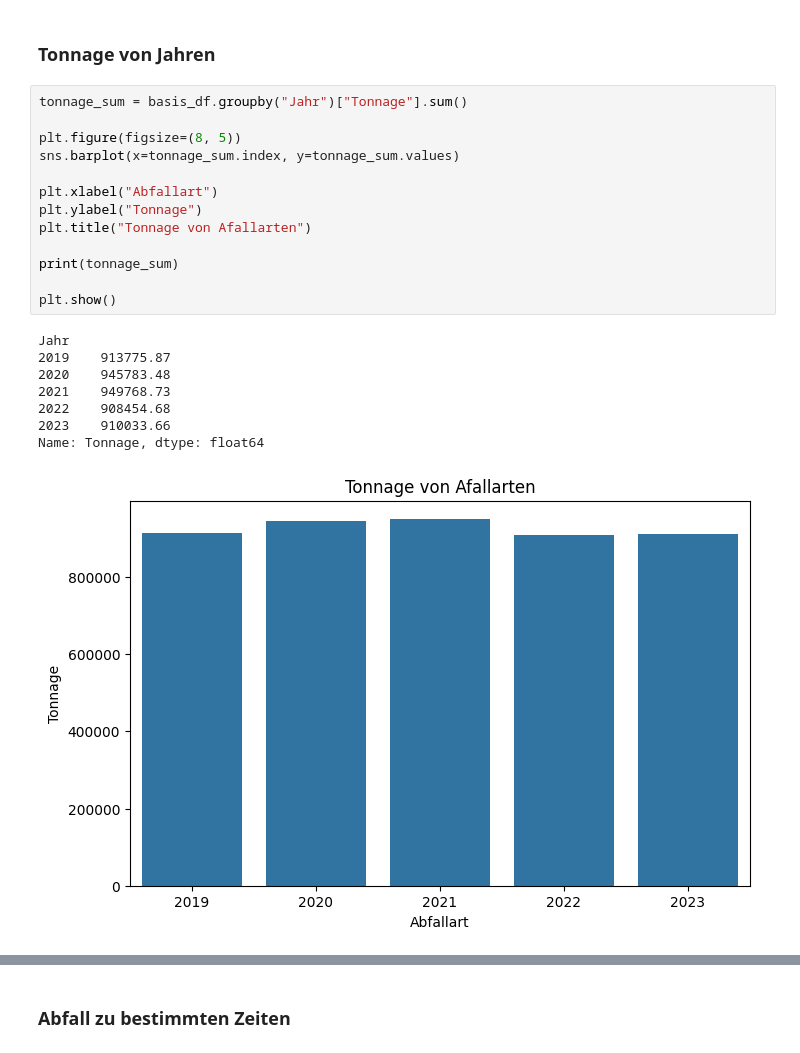
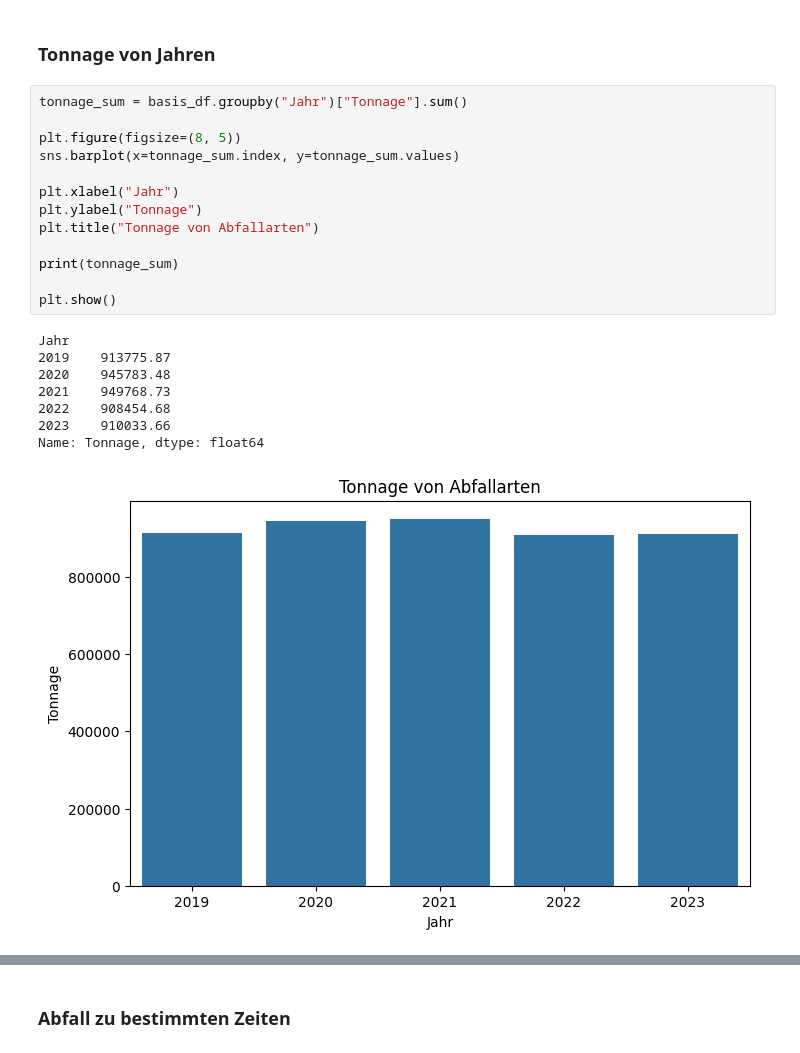
Before and after one commit to s-matthies/ai-waste-analytics, a Jupyter notebook: Basis_Data.ipynb, the cells around one changed output, grey strips where cells are left out. Cells and saved outputs as stored; diff of their text form.

```diff
--- a/Basis_Data.ipynb
+++ b/Basis_Data.ipynb
@@ -72,22 +72,22 @@ plt.show()
 # %%
 tonnage_sum = basis_df.groupby("Jahr")["Tonnage"].sum()
 
 plt.figure(figsize=(8, 5))
 sns.barplot(x=tonnage_sum.index, y=tonnage_sum.values)
 
-plt.xlabel("Abfallart")
+plt.xlabel("Jahr")
 plt.ylabel("Tonnage")
-plt.title("Tonnage von Afallarten")
+plt.title("Tonnage von Abfallarten")
 
 print(tonnage_sum)
 
 plt.show()
 # %% [output]
 Jahr
 2019    913775.87
 2020    945783.48
 2021    949768.73
 2022    908454.68
 2023    910033.66
 Name: Tonnage, dtype: float64
-[figure, old version]
+[figure, new version]
```
Also changed, not shown: parts of 10 cells of this notebook, 2 other files.
